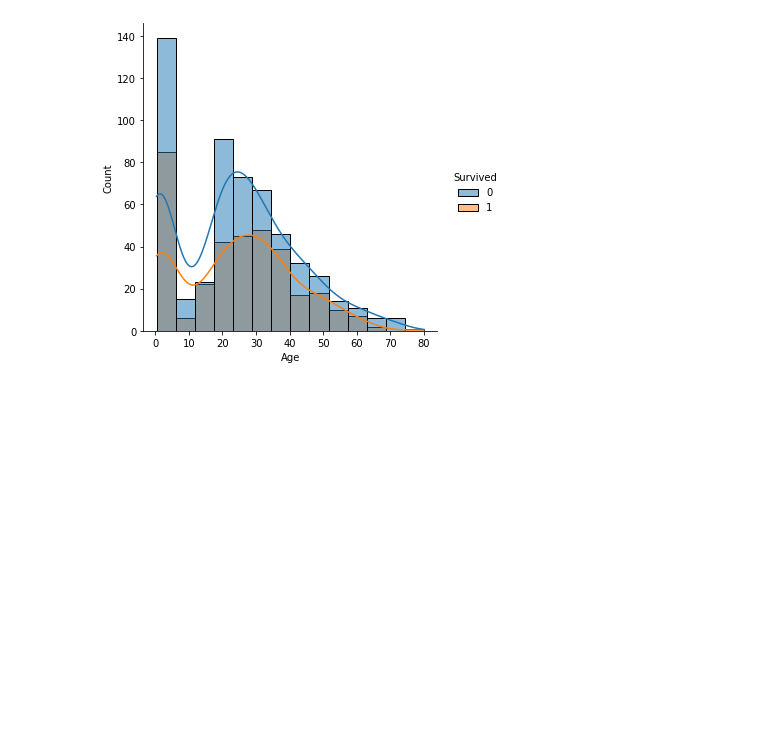
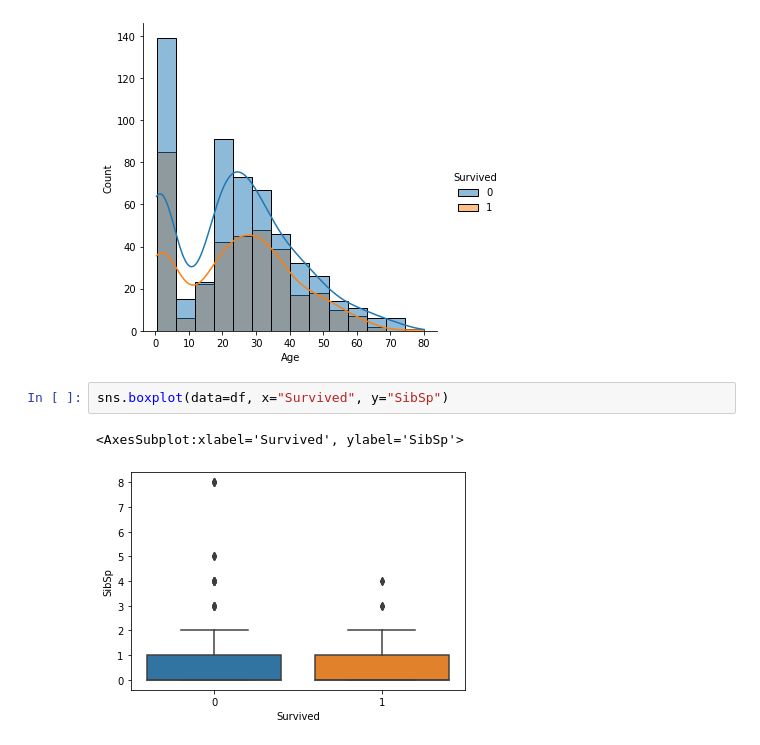
Before and after one commit to Artem123456789/titanic_classifiaction, a Jupyter notebook: main.ipynb, the cells around one changed output. Cells and saved outputs as stored; diff of their text form; blank space fills up the shorter version.

```diff
--- a/main.ipynb
+++ b/main.ipynb
@@ -159,3 +137,8 @@ sns.displot(data=df, x="Age", hue="Survived", kde=True)
 # %% [output]
 <seaborn.axisgrid.FacetGrid at 0x...>
 [figure]
+# %%
+sns.boxplot(data=df, x="Survived", y="SibSp")
+# %% [output]
+<AxesSubplot:xlabel='Survived', ylabel='SibSp'>
+[figure, added]
```
Also changed, not shown: parts of 14 cells of this notebook.
